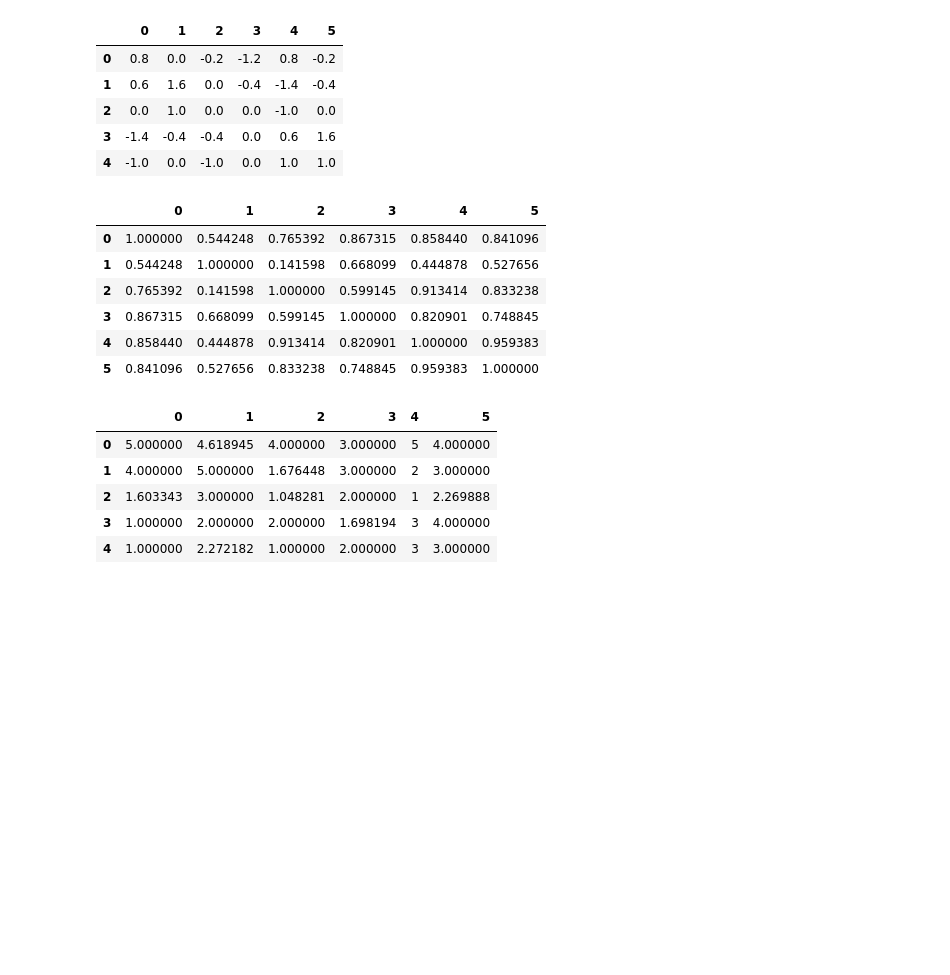
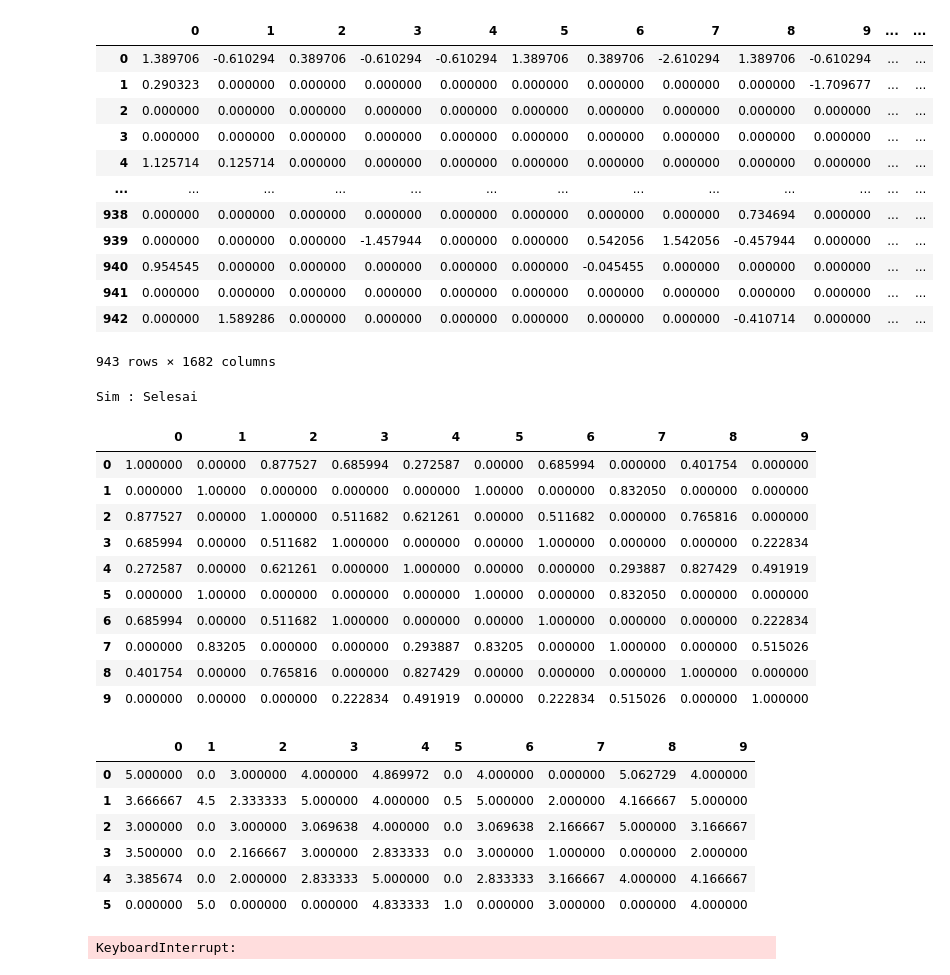
Before and after one commit to DimasDliyaurR/Hybrid-Collaborative-Filtering-HCF, a Jupyter notebook: main.ipynb, the cells around one changed output. Cells and saved outputs as stored; diff of their text form; code cells hidden in the pictures; blank space fills up the shorter version.

Commit message:
[ADD] Matrix Rating Object

```diff
--- a/main.ipynb
+++ b/main.ipynb
@@ -5,10 +9,9 @@ import hybrid as h
 # %%
-data = [
+# matrix = MR("data/ml-100k/u.data")
+matrix = MR([
     [5,0,4,3,5,4],
     [4,5,0,3,2,3],
     [0,3,0,2,1,0],
     [1,2,2,0,3,4],
     [1,0,1,2,3,3],
-]
-
-# TOY DATA
+])
@@ -15,3 +28,5 @@ data = [
+# %%
+matrix_rating = matrix.showMatrix()
 # %%
-mean = SDB.Mean(data,opsional="user-based")
+mean = SDB.Mean(matrix_rating,opsional="user-based")
 # %%
@@ -26,30 +48,48 @@ mean.show()["mean"]
 # %%
-mean.show()["mean_centered"]
+mean.show_mean()["mean_centered"]
 # %% [output]
-|  | 0 | 1 | 2 | 3 | 4 | 5 |
-| 0 | 0.8 | 0.0 | -0.2 | -1.2 | 0.8 | -0.2 |
-| 1 | 0.6 | 1.6 | 0.0 | -0.4 | -1.4 | -0.4 |
-| 2 | 0.0 | 1.0 | 0.0 | 0.0 | -1.0 | 0.0 |
-| 3 | -1.4 | -0.4 | -0.4 | 0.0 | 0.6 | 1.6 |
-| 4 | -1.0 | 0.0 | -1.0 | 0.0 | 1.0 | 1.0 |
+|  | 0 | 1 | 2 | 3 | 4 | 5 | 6 | 7 | 8 | 9 | ... | ... |
+| 0 | 1.389706 | -0.610294 | 0.389706 | -0.610294 | -0.610294 | 1.389706 | 0.389706 | -2.610294 | 1.389706 | -0.610294 | ... | ... |
+| 1 | 0.290323 | 0.000000 | 0.000000 | 0.000000 | 0.000000 | 0.000000 | 0.000000 | 0.000000 | 0.000000 | -1.709677 | ... | ... |
+| 2 | 0.000000 | 0.000000 | 0.000000 | 0.000000 | 0.000000 | 0.000000 | 0.000000 | 0.000000 | 0.000000 | 0.000000 | ... | ... |
+| 3 | 0.000000 | 0.000000 | 0.000000 | 0.000000 | 0.000000 | 0.000000 | 0.000000 | 0.000000 | 0.000000 | 0.000000 | ... | ... |
+| 4 | 1.125714 | 0.125714 | 0.000000 | 0.000000 | 0.000000 | 0.000000 | 0.000000 | 0.000000 | 0.000000 | 0.000000 | ... | ... |
+| ... | ... | ... | ... | ... | ... | ... | ... | ... | ... | ... | ... | ... |
+| 938 | 0.000000 | 0.000000 | 0.000000 | 0.000000 | 0.000000 | 0.000000 | 0.000000 | 0.000000 | 0.734694 | 0.000000 | ... | ... |
+| 939 | 0.000000 | 0.000000 | 0.000000 | -1.457944 | 0.000000 | 0.000000 | 0.542056 | 1.542056 | -0.457944 | 0.000000 | ... | ... |
+| 940 | 0.954545 | 0.000000 | 0.000000 | 0.000000 | 0.000000 | 0.000000 | -0.045455 | 0.000000 | 0.000000 | 0.000000 | ... | ... |
+| 941 | 0.000000 | 0.000000 | 0.000000 | 0.000000 | 0.000000 | 0.000000 | 0.000000 | 0.000000 | 0.000000 | 0.000000 | ... | ... |
+| 942 | 0.000000 | 1.589286 | 0.000000 | 0.000000 | 0.000000 | 0.000000 | 0.000000 | 0.000000 | -0.410714 | 0.000000 | ... | ... |
+943 rows × 1682 columns
 # %%
 Cosine = S.Cosine(data,opsional="item-based")
+# %% [output]
+Sim : Selesai
 # %%
 Cosine.show()
 # %% [output]
-|  | 0 | 1 | 2 | 3 | 4 | 5 |
-| 0 | 1.000000 | 0.544248 | 0.765392 | 0.867315 | 0.858440 | 0.841096 |
-| 1 | 0.544248 | 1.000000 | 0.141598 | 0.668099 | 0.444878 | 0.527656 |
-| 2 | 0.765392 | 0.141598 | 1.000000 | 0.599145 | 0.913414 | 0.833238 |
-| 3 | 0.867315 | 0.668099 | 0.599145 | 1.000000 | 0.820901 | 0.748845 |
-| 4 | 0.858440 | 0.444878 | 0.913414 | 0.820901 | 1.000000 | 0.959383 |
-| 5 | 0.841096 | 0.527656 | 0.833238 | 0.748845 | 0.959383 | 1.000000 |
+|  | 0 | 1 | 2 | 3 | 4 | 5 | 6 | 7 | 8 | 9 |
+| 0 | 1.000000 | 0.00000 | 0.877527 | 0.685994 | 0.272587 | 0.00000 | 0.685994 | 0.000000 | 0.401754 | 0.000000 |
+| 1 | 0.000000 | 1.00000 | 0.000000 | 0.000000 | 0.000000 | 1.00000 | 0.000000 | 0.832050 | 0.000000 | 0.000000 |
+| 2 | 0.877527 | 0.00000 | 1.000000 | 0.511682 | 0.621261 | 0.00000 | 0.511682 | 0.000000 | 0.765816 | 0.000000 |
+| 3 | 0.685994 | 0.00000 | 0.511682 | 1.000000 | 0.000000 | 0.00000 | 1.000000 | 0.000000 | 0.000000 | 0.222834 |
+| 4 | 0.272587 | 0.00000 | 0.621261 | 0.000000 | 1.000000 | 0.00000 | 0.000000 | 0.293887 | 0.827429 | 0.491919 |
+| 5 | 0.000000 | 1.00000 | 0.000000 | 0.000000 | 0.000000 | 1.00000 | 0.000000 | 0.832050 | 0.000000 | 0.000000 |
+| 6 | 0.685994 | 0.00000 | 0.511682 | 1.000000 | 0.000000 | 0.00000 | 1.000000 | 0.000000 | 0.000000 | 0.222834 |
+| 7 | 0.000000 | 0.83205 | 0.000000 | 0.000000 | 0.293887 | 0.83205 | 0.000000 | 1.000000 | 0.000000 | 0.515026 |
+| 8 | 0.401754 | 0.00000 | 0.765816 | 0.000000 | 0.827429 | 0.00000 | 0.000000 | 0.000000 | 1.000000 | 0.000000 |
+| 9 | 0.000000 | 0.00000 | 0.000000 | 0.222834 | 0.491919 | 0.00000 | 0.222834 | 0.515026 | 0.000000 | 1.000000 |
 # %%
 Cosine.get_prediction_data_frame()
 # %% [output]
-|  | 0 | 1 | 2 | 3 | 4 | 5 |
-| 0 | 5.000000 | 4.618945 | 4.000000 | 3.000000 | 5 | 4.000000 |
-| 1 | 4.000000 | 5.000000 | 1.676448 | 3.000000 | 2 | 3.000000 |
-| 2 | 1.603343 | 3.000000 | 1.048281 | 2.000000 | 1 | 2.269888 |
-| 3 | 1.000000 | 2.000000 | 2.000000 | 1.698194 | 3 | 4.000000 |
-| 4 | 1.000000 | 2.272182 | 1.000000 | 2.000000 | 3 | 3.000000 |
+|  | 0 | 1 | 2 | 3 | 4 | 5 | 6 | 7 | 8 | 9 |
+| 0 | 5.000000 | 0.0 | 3.000000 | 4.000000 | 4.869972 | 0.0 | 4.000000 | 0.000000 | 5.062729 | 4.000000 |
+| 1 | 3.666667 | 4.5 | 2.333333 | 5.000000 | 4.000000 | 0.5 | 5.000000 | 2.000000 | 4.166667 | 5.000000 |
+| 2 | 3.000000 | 0.0 | 3.000000 | 3.069638 | 4.000000 | 0.0 | 3.069638 | 2.166667 | 5.000000 | 3.166667 |
+| 3 | 3.500000 | 0.0 | 2.166667 | 3.000000 | 2.833333 | 0.0 | 3.000000 | 1.000000 | 0.000000 | 2.000000 |
+| 4 | 3.385674 | 0.0 | 2.000000 | 2.833333 | 5.000000 | 0.0 | 2.833333 | 3.166667 | 4.000000 | 4.166667 |
+| 5 | 0.000000 | 5.0 | 0.000000 | 0.000000 | 4.833333 | 1.0 | 0.000000 | 3.000000 | 0.000000 | 4.000000 |
+# %%
+Pearson = S.Pearson(matrix_rating,opsional="item-based")
+# %% [output]
+KeyboardInterrupt:
```
Also changed, not shown: parts of 28 cells of this notebook, 48 other files.
